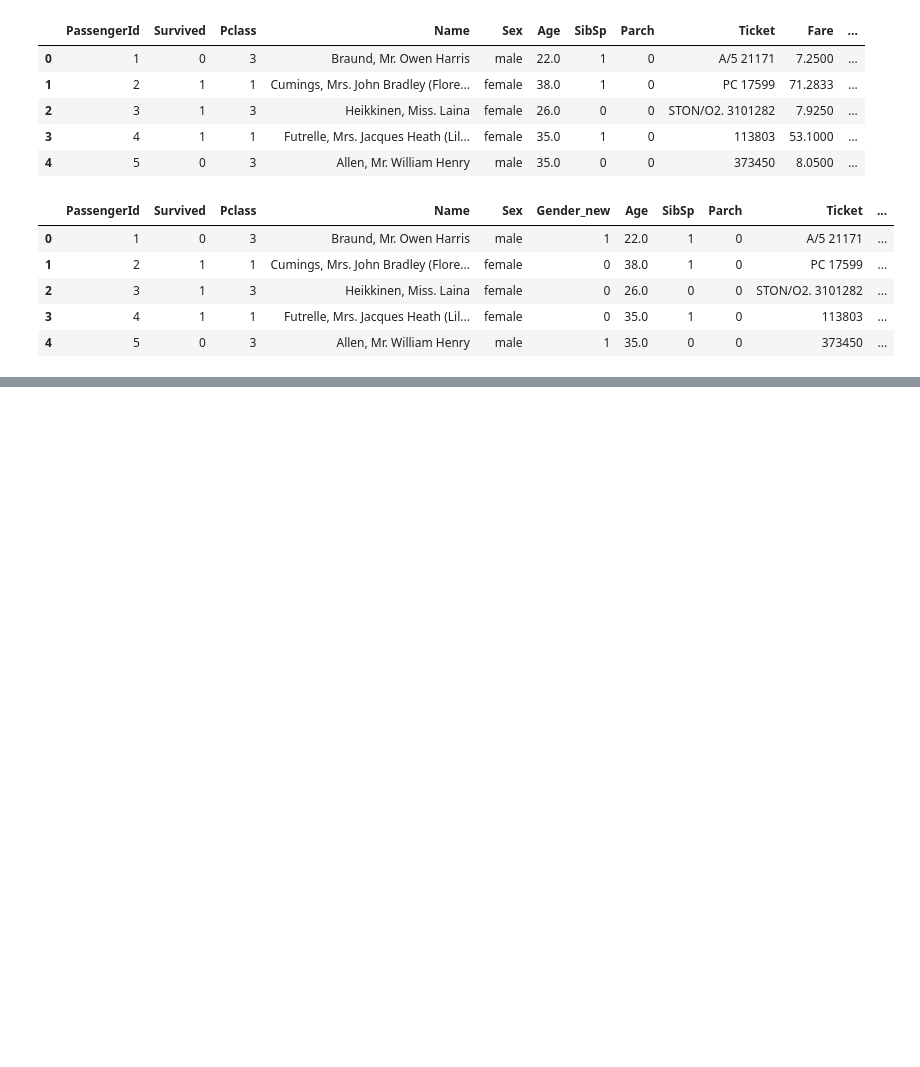
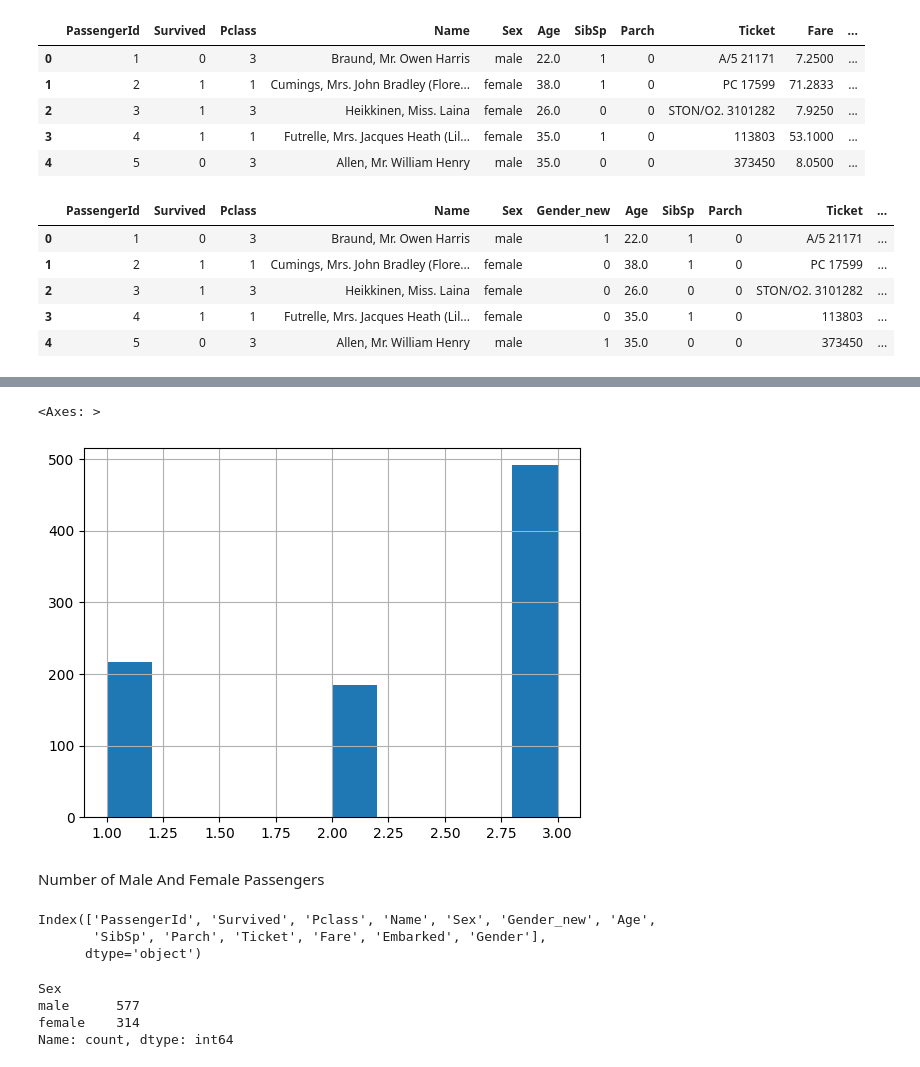
Before and after one commit to DHARUN437/eda_projects, a Jupyter notebook: disaster_data.ipynb, the cells around one changed output, grey strips where cells are left out. Drawn from its saved outputs; the diff is of its cells as text; code cells hidden in the pictures; blank space fills up the shorter version.

```diff
--- a/disaster_data.ipynb
+++ b/disaster_data.ipynb
@@ -298,0 +360,20 @@ data.head()
+# %%
+data['Pclass'].hist()
+# %% [output]
+<Axes: >
+[figure, added]
+# %% [markdown]
+Number of Male And Female Passengers
+# %%
+data.columns
+# %% [output]
+Index(['PassengerId', 'Survived', 'Pclass', 'Name', 'Sex', 'Gender_new', 'Age',
+       'SibSp', 'Parch', 'Ticket', 'Fare', 'Embarked', 'Gender'],
+      dtype='object')
+# %%
+data['Sex'].value_counts()
+# %% [output]
+Sex
+male      577
+female    314
+Name: count, dtype: int64
```
Also changed, not shown: parts of 26 cells of this notebook.
